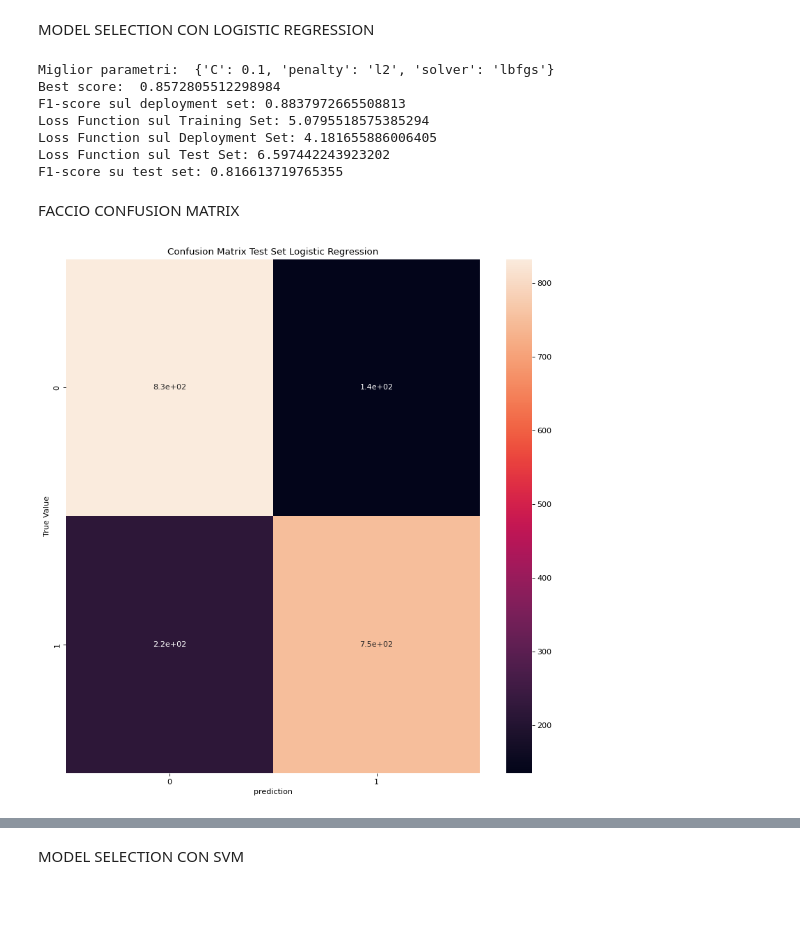
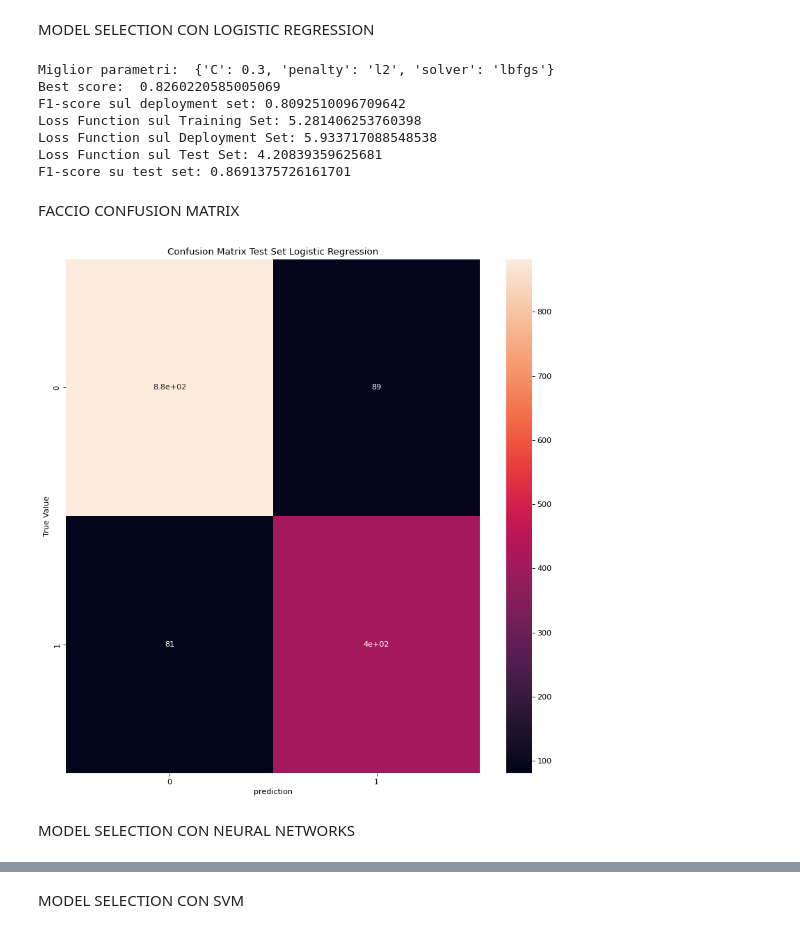
Before and after one commit to Daniele-00/Progetto-MachineLearning, a Jupyter notebook: ProgettoStroke/progettoML.ipynb, the cells around one changed output, grey strips where cells are left out. Drawn from its saved outputs; the diff is of its cells as text; code cells hidden in the pictures; blank space fills up the shorter version.

```diff
--- a/ProgettoStroke/progettoML.ipynb
+++ b/ProgettoStroke/progettoML.ipynb
@@ -636,7 +636,7 @@ P.S Nonostante le numero prove, il forte sbilanciamento del dataset mi portava m
 # %%
 
 
-smote =  SMOTE()
+smote =  SMOTE(sampling_strategy=0.5)
 
 ds_stroke = ds_stroke.sample(frac=1).reset_index(drop=True)
 X = ds_stroke.drop(["stroke"] , axis=1)
@@ -801,63 +801,66 @@ parametri = {'solver': ['lbfgs', 'liblinear', 'newton-cg', 'sag', 'saga'],
 logistic_model = LogisticRegression()
 
 # Creo un oggetto GridSearchCV
-grid_search = GridSearchCV(estimator=logistic_model, param_grid=parametri, scoring='f1_macro', cv=5)
+grid_search_logistic = GridSearchCV(estimator=logistic_model, param_grid=parametri, scoring='f1_macro', cv=5)
 
 # Eseguo la ricerca degli iperparametri
-grid_search.fit(X_tr_final, t_tr)
+grid_search_logistic.fit(X_tr_final, t_tr)
 
 # Best params e best score
-best_params = grid_search.best_params_
-best_score = grid_search.best_score_
+best_params_logistic = grid_search_logistic.best_params_
+best_score_logistic = grid_search_logistic.best_score_
 
 # Il modello migliore è già addestrato con i migliori iperparametri
-best_model = grid_search.best_estimator_
-print("Miglior parametri: ",best_params)
-print("Best score: ",best_score)
+best_model_logistic = grid_search_logistic.best_estimator_
+print("Miglior parametri: ",best_params_logistic)
+print("Best score: ",best_score_logistic)
 
-t_pred_deployment = best_model.predict(X_dep_final)
+t_pred_dep_logistic = best_model_logistic.predict(X_dep_final)
 # Calcola l'F1-score sul set di deployment
-f1_score_deployment = f1_score(t_dep, t_pred_deployment, average='macro')
-print("F1-score sul deployment set:", f1_score_deployment)
+f1_score_dep_logistic = f1_score(t_dep, t_pred_dep_logistic, average='macro')
+print("F1-score sul deployment set:", f1_score_dep_logistic)
 #Loss Function Training
-loss_train = log_loss(t_tr, best_model.predict(X_tr_final))
+loss_train = log_loss(t_tr, best_model_logistic.predict(X_tr_final))
 print(f'Loss Function sul Training Set: {loss_train}')
 
-#Ora addestramento su deployment set + training set e valutazione prestazione su test set
+
 X_deployment_test_combined = pd.concat([X_tr_final, X_dep_final], axis=0, ignore_index=True)
 t_dep_tr_combined = pd.concat([t_tr,t_dep], axis=0, ignore_index=True)
-best_model.fit(X_deployment_test_combined,t_dep_tr_combined)
-t_pred_test = best_model.predict(X_tes_final)
+#Ora addestramento su deployment set + training set e valutazione prestazione su test set
+best_model_logistic.fit(X_deployment_test_combined,t_dep_tr_combined)
+t_pred_test_logistic = best_model_logistic.predict(X_tes_final)
 
 #Loss Function deployment
-loss_dep = log_loss(t_dep, t_pred_deployment)
+loss_dep = log_loss(t_dep, t_pred_dep_logistic)
 print(f'Loss Function sul Deployment Set: {loss_dep}')
 
 #Loss Function test
-loss_tes = log_loss(t_te, t_pred_test)
+loss_tes = log_loss(t_te, t_pred_test_logistic)
 print(f'Loss Function sul Test Set: {loss_tes}')
 
 # Calcola l'F1-score sul set di test
-f1_score_tes = f1_score(t_te, t_pred_test, average='macro')
-print("F1-score su test set:", f1_score_tes)
+f1_score_tes_logistic = f1_score(t_te, t_pred_test_logistic, average='macro')
+print("F1-score su test set:", f1_score_tes_logistic)
 # %% [output]
-Miglior parametri:  {'C': 0.1, 'penalty': 'l2', 'solver': 'lbfgs'}
-Best score:  0.8572805512298984
-F1-score sul deployment set: 0.8837972665508813
-Loss Function sul Training Set: 5.0795518575385294
-Loss Function sul Deployment Set: 4.181655886006405
-Loss Function sul Test Set: 6.597442243923202
-F1-score su test set: 0.816613719765355
+Miglior parametri:  {'C': 0.3, 'penalty': 'l2', 'solver': 'lbfgs'}
+Best score:  0.8260220585005069
+F1-score sul deployment set: 0.8092510096709642
+Loss Function sul Training Set: 5.281406253760398
+Loss Function sul Deployment Set: 5.933717088548538
+Loss Function sul Test Set: 4.20839359625681
+F1-score su test set: 0.8691375726161701
 # %% [markdown]
 FACCIO CONFUSION MATRIX
 # %%
 # Calcolo la confusion matrix sul set di test
-conf_matrix = confusion_matrix(t_te, t_pred_test)
+conf_matrix_logistic = confusion_matrix(t_te, t_pred_test_logistic)
 figure(figsize=(12,12) , dpi = 80)
-hm = sns.heatmap(conf_matrix, annot=True)
+hm = sns.heatmap(conf_matrix_logistic, annot=True)
 plt.title("Confusion Matrix Test Set Logistic Regression")
 plt.xlabel("prediction")
 plt.ylabel("True Value")
 plt.show()
 # %% [output]
-[figure, old version]
+[figure, new version]
+# %% [markdown]
+MODEL SELECTION CON NEURAL NETWORKS
```
Also changed, not shown: parts of 10 cells of this notebook, 1 other file.
